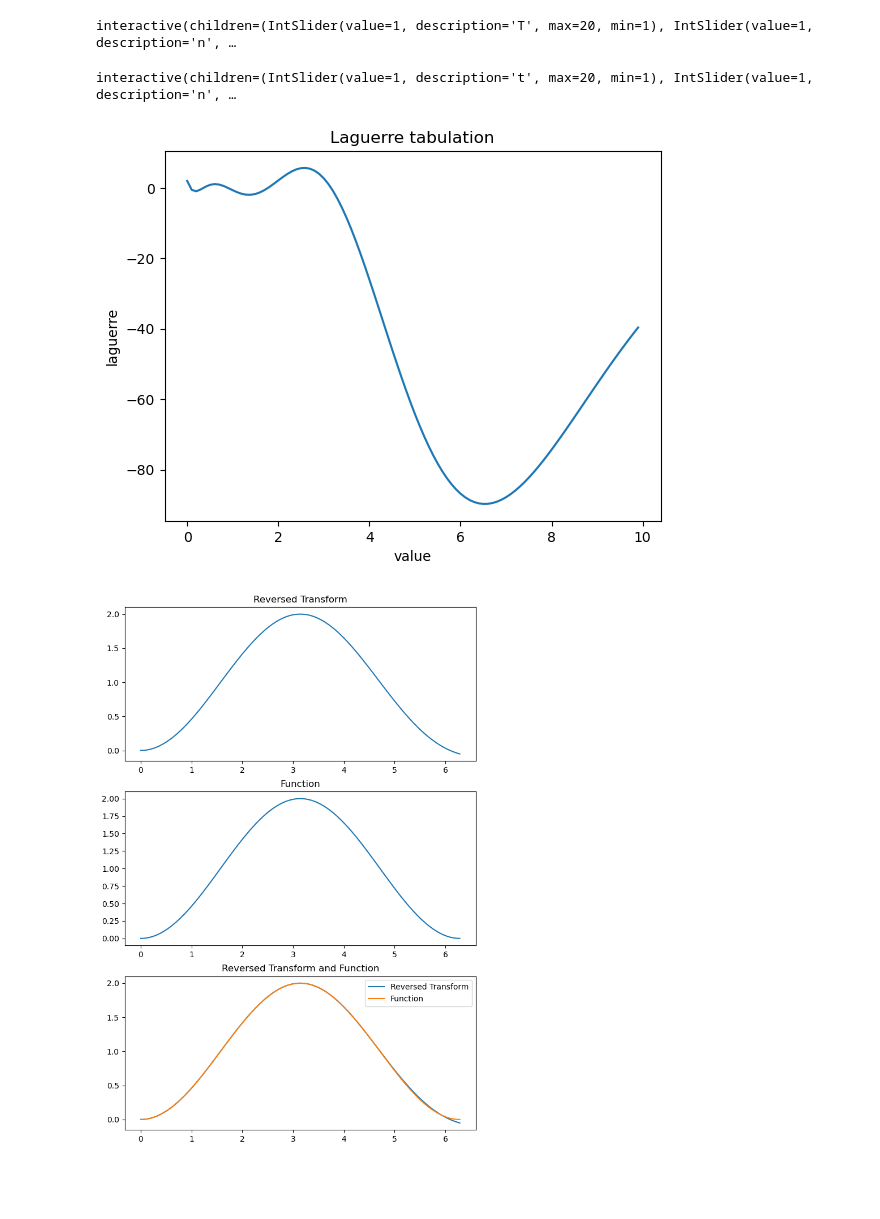
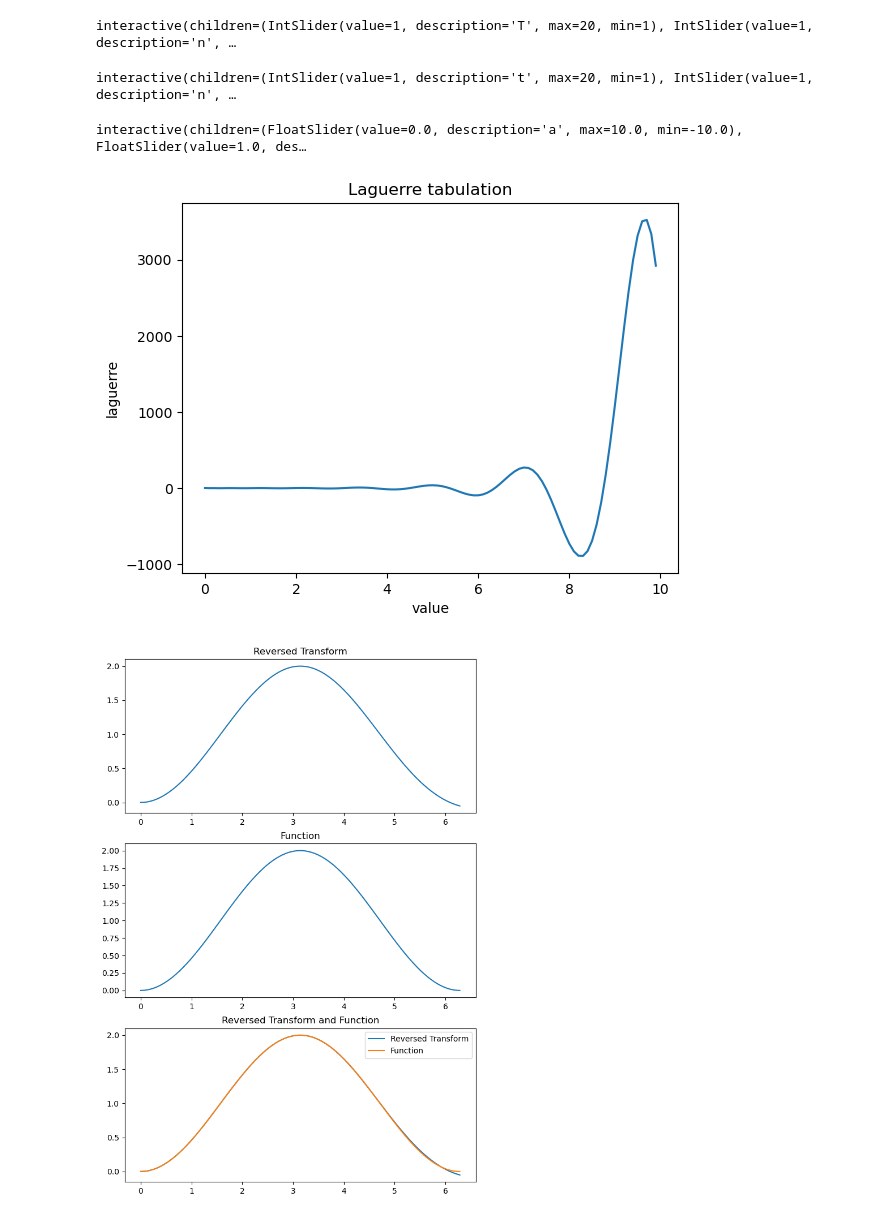
Before and after one commit to dudchakk/university-projects, a Jupyter notebook: 2nd-course/programming-c#/laguerre/Laguerre_team4.ipynb, the cells around one changed output. Cells and saved outputs as stored; diff of their text form; code cells hidden in the pictures; blank space fills up the shorter version.

Commit message:
reupload laguerre

```diff
--- a/2nd-course/programming-c#/laguerre/Laguerre_team4.ipynb
+++ b/2nd-course/programming-c#/laguerre/Laguerre_team4.ipynb
@@ -242,7 +242,7 @@ class Graph:
     #Task 8
     @property
     def graph(self):
-        transform_v = self.laguerre.transform_laguerre(f, ans, 10)['f']
+        transform_v = self.laguerre.transform_laguerre(self.f, ans, 10)['f']
         reversed_transform_v = []
         func_v = []
 
@@ -262,5 +262,18 @@ class Graph:
         p3.set_title('Reversed Transform and Function')
         p3.legend()
         plt.show()
+
+    def reversed_transform_graph(self):
+        transform_v = self.laguerre.transform_laguerre(self.f, 10,20)['f']
+        reversed_transform_v = []
+
+        for t in np.linspace(0, (2*np.pi), 100):
+            reversed_transform_v.append(self.laguerre.reversed_transform_laguerre(transform_v, t))
+
+        plt.plot(np.linspace(0, (2*np.pi), 100), reversed_transform_v)
+        plt.xlabel('value')
+        plt.ylabel('reversed transform')
+        plt.title('Reversed Transform graph')
+        plt.show()
 # %%
 class Widgets:
@@ -289,15 +353,19 @@ class Widgets:
 Widgets(Laguerre(2, 4)).tabulate_laguerre_wd()
 # %% [output]
 interactive(children=(IntSlider(value=1, description='T', max=20, min=1), IntSlider(value=1, description='n', …
+# %%
+Widgets(Laguerre(2, 4)).tabulate_laguerre_graph_wd()
+# %% [output]
+interactive(children=(IntSlider(value=1, description='t', max=20, min=1), IntSlider(value=1, description='n', …
 # %%
-Widgets(Laguerre(2, 4)).tabulate_laguerre_graph_wd()
+Widgets(Laguerre(2, 4)).integral_wd(f)
 # %% [output]
-interactive(children=(IntSlider(value=1, description='t', max=20, min=1), IntSlider(value=1, description='n', …
+interactive(children=(FloatSlider(value=0.0, description='a', max=10.0, min=-10.0), FloatSlider(value=1.0, des…
 # %%
-g = Graph(Laguerre(2, 4), f, 10, 5)
+g = Graph(Laguerre(2, 4), f, 10, 20)
 g.tabulation_graph
 # %% [output]
-[figure, old version]
+[figure, new version]
 # %%
 g.graph
 # %% [output]
```
Also changed, not shown: parts of 9 cells of this notebook, 1 other file.
